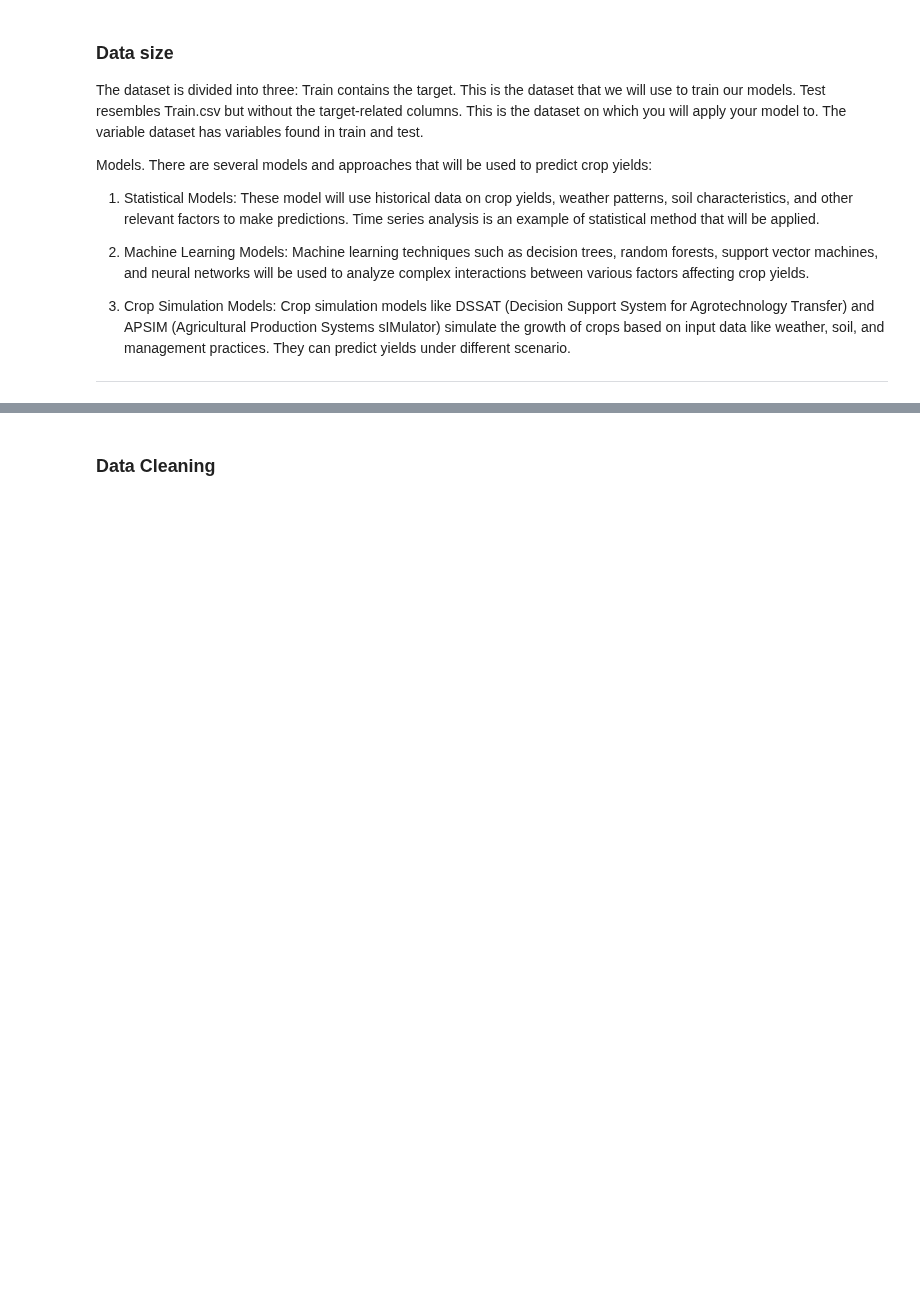
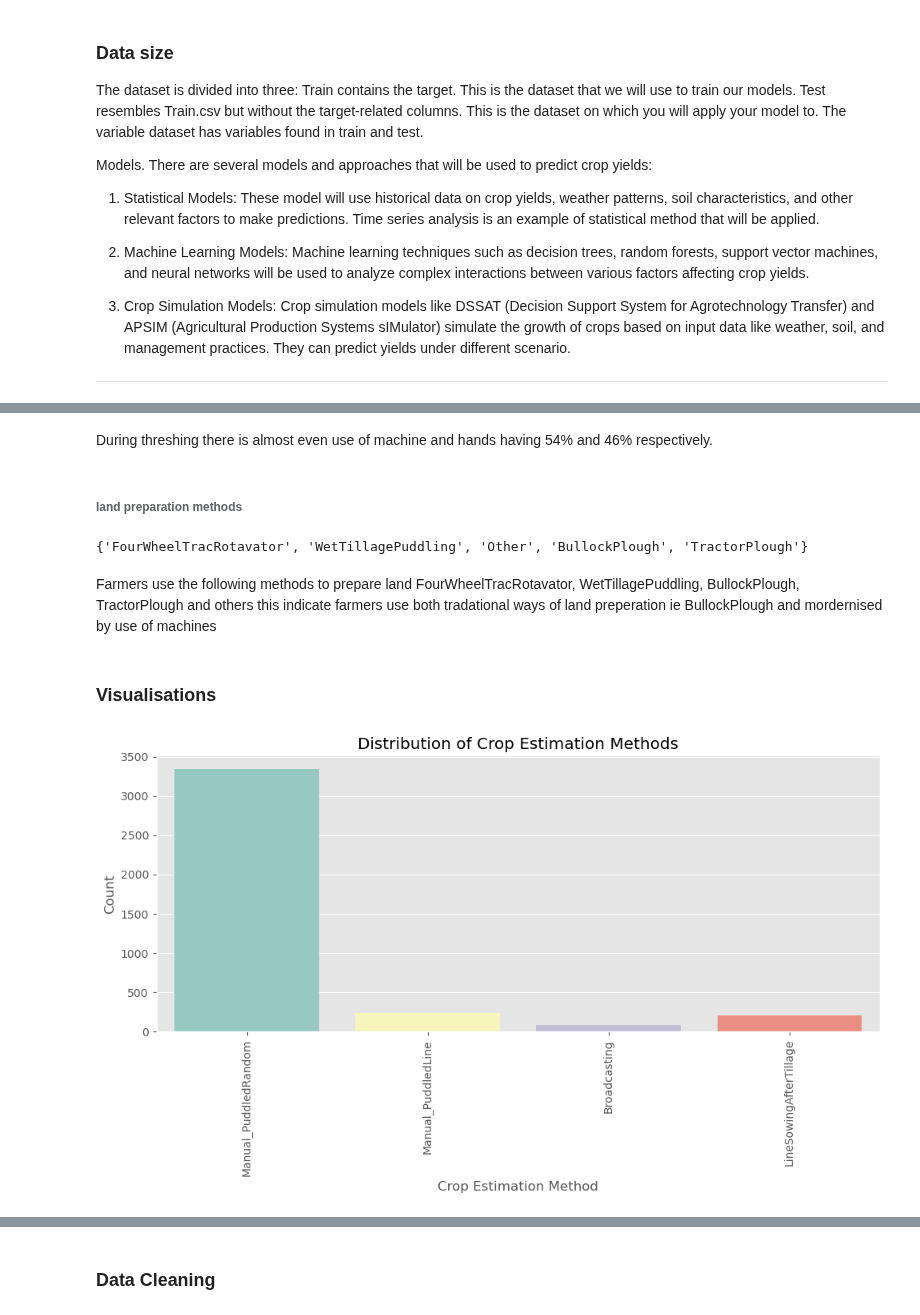
Before and after one commit to JOHNMARK-cmd/phase5project, a Jupyter notebook: GROUP-SIX.ipynb, the cells around one changed output, grey strips where cells are left out. Cells and saved outputs as stored; diff of their text form; code cells hidden in the pictures; blank space fills up the shorter version.

```diff
--- a/GROUP-SIX.ipynb
+++ b/GROUP-SIX.ipynb
@@ -193,0 +111,12 @@ memory usage: 433.5+ KB
+# %%
+#loading libraries
+import pandas as pd
+import numpy as np
+import matplotlib.pyplot as plt
+plt.style.use("ggplot")
+import seaborn as sns
+import nltk
+from nltk.tokenize import word_tokenize
+from sklearn.ensemble import RandomForestRegressor
+from sklearn.model_selection import train_test_split
+from sklearn.metrics import mean_squared_error
@@ -193,0 +260,35 @@ memory usage: 433.5+ KB
+# %% [markdown]
+During threshing there is almost even use of machine and hands having 54% and 46% respectively.
+# %% [markdown]
+###### land preparation methods
+# %%
+methods = np.array(train.LandPreparationMethod)
+
+tokenized_array = [word_tokenize(text) for text in methods]
+
+
+unique_tokens_set = set()
+
+for tokens in tokenized_array:
+    unique_tokens_set.update(tokens)
+
+print(unique_tokens_set)
+# %% [output]
+{'FourWheelTracRotavator', 'WetTillagePuddling', 'Other', 'BullockPlough', 'TractorPlough'}
+# %% [markdown]
+Farmers use the following methods to prepare land  FourWheelTracRotavator, WetTillagePuddling, BullockPlough, TractorPlough and others this indicate farmers use both tradational ways of land preperation  ie BullockPlough and mordernised by use of machines
+# %% [markdown]
+### Visualisations
+# %%
+
+#Distribution of Crop Estimation Methods
+plt.figure(figsize=(10, 6))
+sns.countplot(data=train, x='CropEstMethod', palette='Set3')
+plt.title('Distribution of Crop Estimation Methods')
+plt.xlabel('Crop Estimation Method')
+plt.ylabel('Count')
+plt.xticks(rotation=90)
+plt.tight_layout()
+plt.show()
+# %% [output]
+[figure, added]
```
Also changed, not shown: parts of 45 cells of this notebook.
